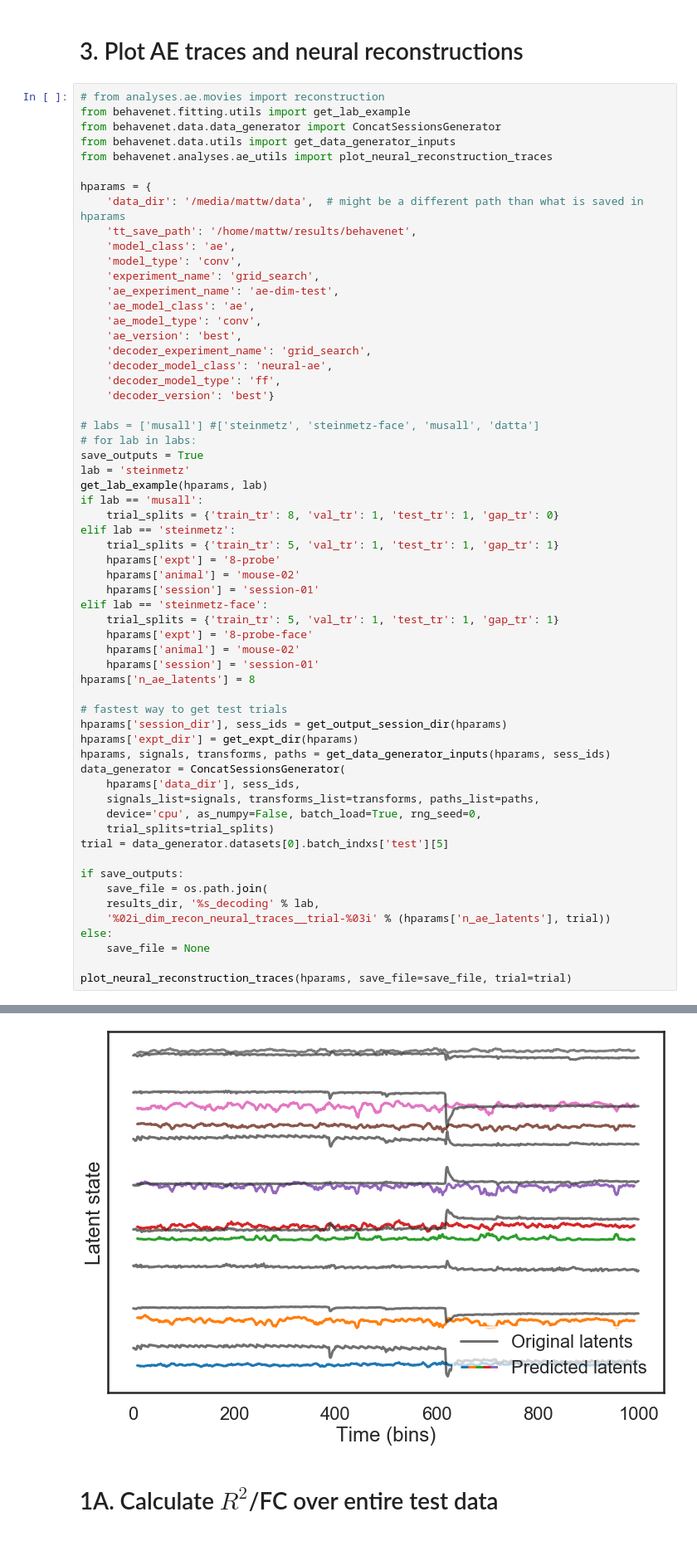
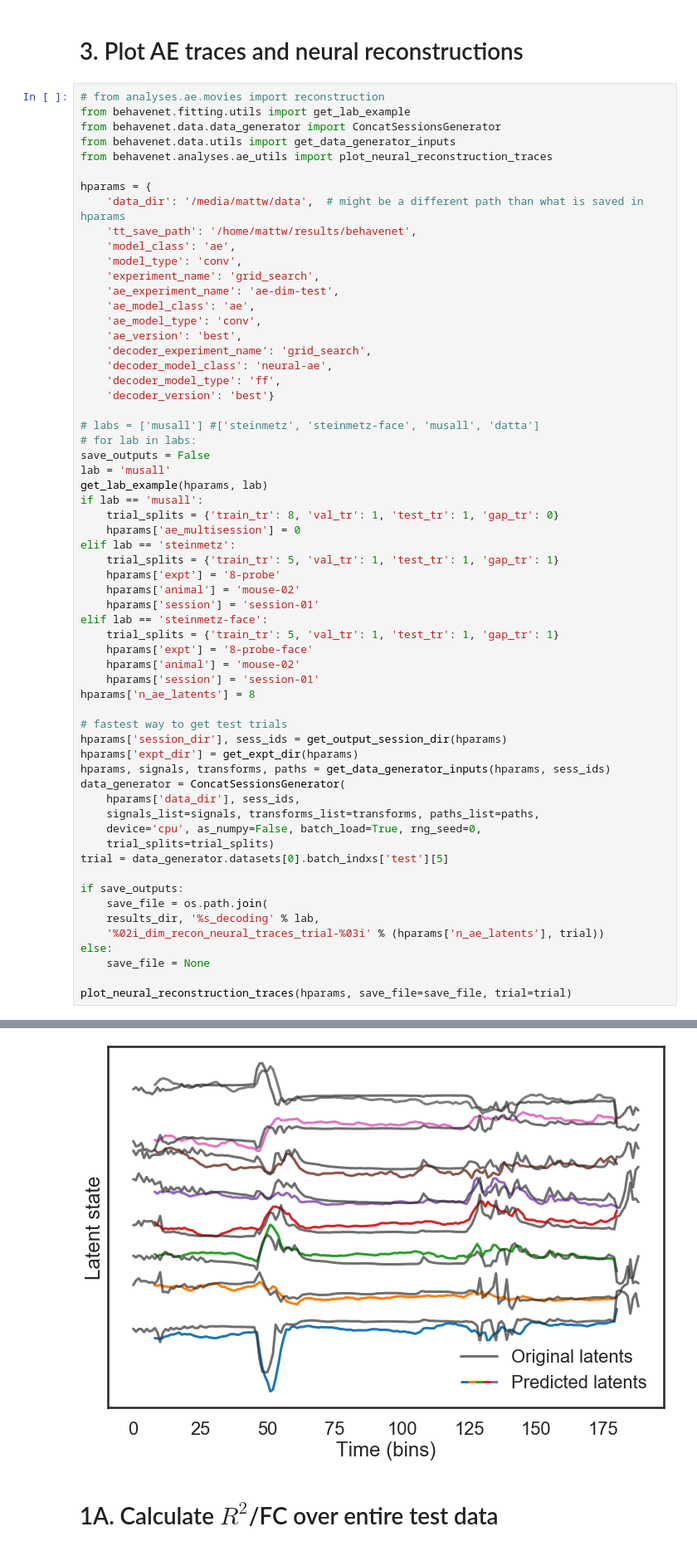
Before and after one commit to themattinthehatt/behavenet, a Jupyter notebook: behavenet/analyses/notebooks/decoder_analysis_notebook.ipynb, the cells around one changed output, grey strips where cells are left out. Shown at 83% size. Cells and saved outputs as stored; diff of their text form.

```diff
--- a/behavenet/analyses/notebooks/decoder_analysis_notebook.ipynb
+++ b/behavenet/analyses/notebooks/decoder_analysis_notebook.ipynb
@@ -238,11 +260,12 @@ hparams = {
 
 # labs = ['musall'] #['steinmetz', 'steinmetz-face', 'musall', 'datta']
 # for lab in labs:
-save_outputs = True
-lab = 'steinmetz'
+save_outputs = False
+lab = 'musall'
 get_lab_example(hparams, lab)
 if lab == 'musall':
     trial_splits = {'train_tr': 8, 'val_tr': 1, 'test_tr': 1, 'gap_tr': 0}
+    hparams['ae_multisession'] = 0
 elif lab == 'steinmetz':
     trial_splits = {'train_tr': 5, 'val_tr': 1, 'test_tr': 1, 'gap_tr': 1}
     hparams['expt'] = '8-probe'
@@ -269,7 +292,7 @@ trial = data_generator.datasets[0].batch_indxs['test'][5]
 if save_outputs:
     save_file = os.path.join(
     results_dir, '%s_decoding' % lab,
-    '%02i_dim_recon_neural_traces__trial-%03i' % (hparams['n_ae_latents'], trial))
+    '%02i_dim_recon_neural_traces_trial-%03i' % (hparams['n_ae_latents'], trial))
 else:
     save_file = None
 
@@ -279,4 +301,4 @@ FileNotFoundError: [Errno 2] No such file or directory: '/home/mattw/results/beh
-[figure, old version]
+[figure, new version]
 # %% [markdown]
 # 1A. Calculate $R^2$/FC over entire test data
 # %% [markdown]
```
Also changed, not shown: parts of 7 cells of this notebook, 6 other files.
